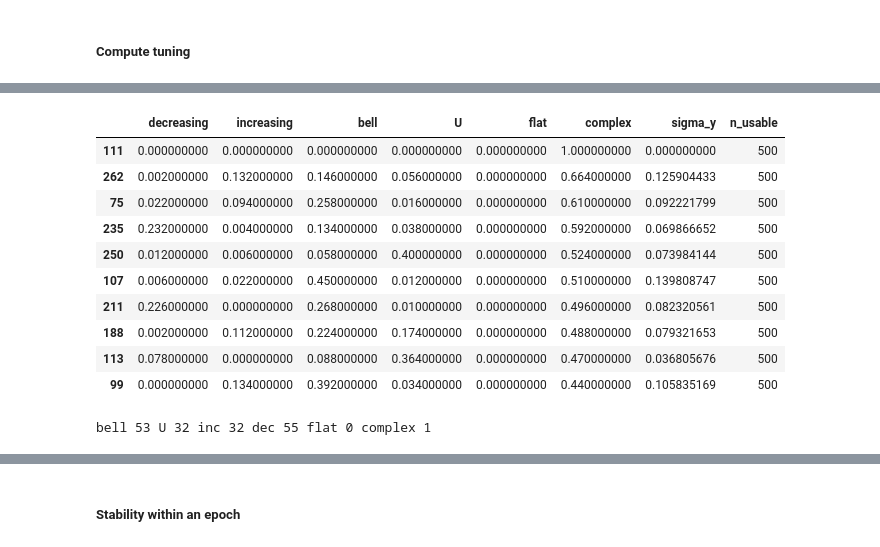
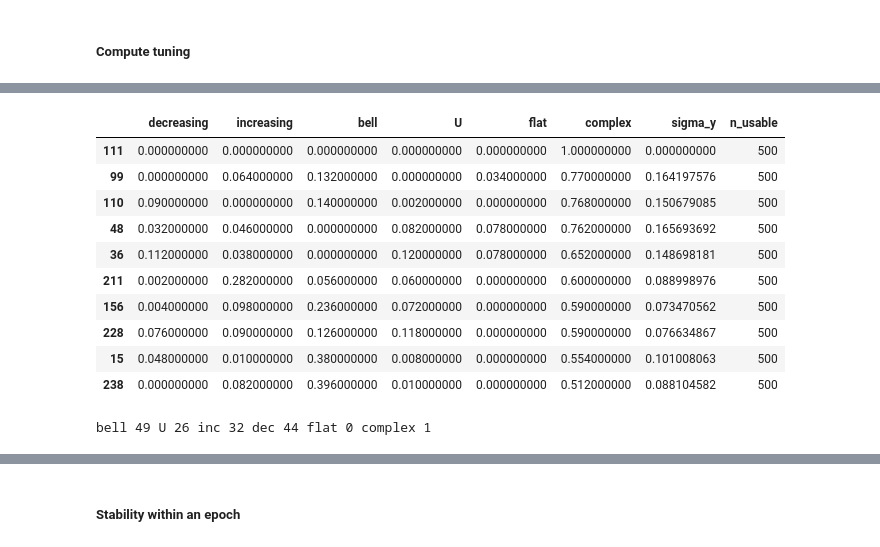
Before and after one commit to anirudh073/pfc-movement-analysis, a Jupyter notebook: notebooks/unit_tuning.ipynb, the cells around one changed output, grey strips where cells are left out. Drawn from its saved outputs; the diff is of its cells as text; code cells hidden in the pictures.

Commit message:
clean up within/across epoch comparison code

```diff
--- a/notebooks/unit_tuning.ipynb
+++ b/notebooks/unit_tuning.ipynb
@@ -327,5 +304,7 @@ Ignoring fixed x limits to fulfill fixed data aspect with adjustable data limits
 # %%
 #compute tuning
+import tuning_analysis.spike_analysis as sa
+
 df = trialized_position.copy()
 spikes_list = mpfc_spikes.copy()
 
@@ -334,14 +313,18 @@ trial_types = ["inbound", "outbound"]
 track_segment_ids = [0, 1,2,3,4]
 epochs = [2,4]
 
-mask = ( df["trial_type"].isin(trial_types)) &             ( df["track_segment_id"].isin(track_segment_ids)) &                 ( df["zone"].isin(zones)) &                     df["epoch"].isin(epochs)
-
+mask = (
+    df["trial_type"].isin(trial_types)
+    & df["track_segment_id"].isin(track_segment_ids)
+    & df["zone"].isin(zones)
+    & df["epoch"].isin(epochs)
+)
 
 speed_tuning, speed_centers, lo, hi, slope_boot, curv_boot = compute_tuning_bootstrap_trials(
     df,
     spikes_list=spikes_list,
     mask=mask,
-    column ="speed",
+    column="speed",
     binning="sliding",
     window_width=20,
     window_step=2,
@@ -349,11 +332,8 @@ speed_tuning, speed_centers, lo, hi, slope_boot, curv_boot = compute_tuning_boot
     tuner_max=120,
     n_boot=500,
     random_state=0,
-    peak_normalize = True
+    peak_normalize=True,
 )
-
-# Shape classification is handled by the notebook-local classifier below (cells defining
-# _bootstrap_rates_boot_trials_1d / classify_curve_deriv_extrema / classify_unit_from_rates_boot).
 # %%
 #plot tuning grid
 plot_tuning_grid_bootstrap(
@@ -1033,11 +350,11 @@ def classify_unit_from_rates_boot(
 # %%
-unit_ids_test = list(range(20))
+#classify shapes
 df = trialized_position.copy()
-centers, rates_boot_by_unit, meta = _bootstrap_rates_boot_trials_1d(
+centers, rates_boot_by_unit, meta = sa.bootstrap_rates_boot_trials_1d(
     df,
     column="speed",
     spikes_list=spikes_list,
-    mask=base_mask,
+    mask=mask,
     trial_column="trial_number",
     n_boot=500,
     ci=0.95,
@@ -1046,44 +363,44 @@ centers, rates_boot_by_unit, meta = _bootstrap_rates_boot_trials_1d(
     window_width=20,
     window_step=2,
     tuner_min=0,
     tuner_max=120,
     unit_ids=None,
     peak_normalize=True,
 )
 
 probs_by_unit = {}
 summary_by_unit = {}
 for u, rb in rates_boot_by_unit.items():
-    probs, summary = classify_unit_from_rates_boot(
+    probs, summary = sa.classify_unit_from_rates_boot(
         centers,
         rb,
         smooth_win=5,
         edge_bins=6,
         monotone_frac=0.8,
         flat_factor=1.0,
         prom_factor=2.0,
-        prom_factor_local= 3.0,
+        prom_factor_local=3.0,
         dx_factor=1.0,
         min_valid_bins=8,
     )
     probs_by_unit[u] = probs
     summary_by_unit[u] = summary
 
 probs_df = pd.DataFrame.from_dict(probs_by_unit, orient="index")
 summ_df = pd.DataFrame.from_dict(summary_by_unit, orient="index")
 display(probs_df.join(summ_df).sort_values("complex", ascending=False).head(10))
 # %% [output]
 |  | decreasing | increasing | bell | U | flat | complex | sigma_y | n_usable |
 | 111 | 0.000000000 | 0.000000000 | 0.000000000 | 0.000000000 | 0.000000000 | 1.000000000 | 0.000000000 | 500 |
-| 262 | 0.002000000 | 0.132000000 | 0.146000000 | 0.056000000 | 0.000000000 | 0.664000000 | 0.125904433 | 500 |
-| 75 | 0.022000000 | 0.094000000 | 0.258000000 | 0.016000000 | 0.000000000 | 0.610000000 | 0.092221799 | 500 |
-| 235 | 0.232000000 | 0.004000000 | 0.134000000 | 0.038000000 | 0.000000000 | 0.592000000 | 0.069866652 | 500 |
-| 250 | 0.012000000 | 0.006000000 | 0.058000000 | 0.400000000 | 0.000000000 | 0.524000000 | 0.073984144 | 500 |
-| 107 | 0.006000000 | 0.022000000 | 0.450000000 | 0.012000000 | 0.000000000 | 0.510000000 | 0.139808747 | 500 |
-| 211 | 0.226000000 | 0.000000000 | 0.268000000 | 0.010000000 | 0.000000000 | 0.496000000 | 0.082320561 | 500 |
-| 188 | 0.002000000 | 0.112000000 | 0.224000000 | 0.174000000 | 0.000000000 | 0.488000000 | 0.079321653 | 500 |
-| 113 | 0.078000000 | 0.000000000 | 0.088000000 | 0.364000000 | 0.000000000 | 0.470000000 | 0.036805676 | 500 |
-| 99 | 0.000000000 | 0.134000000 | 0.392000000 | 0.034000000 | 0.000000000 | 0.440000000 | 0.105835169 | 500 |
+| 99 | 0.000000000 | 0.064000000 | 0.132000000 | 0.000000000 | 0.034000000 | 0.770000000 | 0.164197576 | 500 |
+| 110 | 0.090000000 | 0.000000000 | 0.140000000 | 0.002000000 | 0.000000000 | 0.768000000 | 0.150679085 | 500 |
+| 48 | 0.032000000 | 0.046000000 | 0.000000000 | 0.082000000 | 0.078000000 | 0.762000000 | 0.165693692 | 500 |
+| 36 | 0.112000000 | 0.038000000 | 0.000000000 | 0.120000000 | 0.078000000 | 0.652000000 | 0.148698181 | 500 |
+| 211 | 0.002000000 | 0.282000000 | 0.056000000 | 0.060000000 | 0.000000000 | 0.600000000 | 0.088998976 | 500 |
+| 156 | 0.004000000 | 0.098000000 | 0.236000000 | 0.072000000 | 0.000000000 | 0.590000000 | 0.073470562 | 500 |
+| 228 | 0.076000000 | 0.090000000 | 0.126000000 | 0.118000000 | 0.000000000 | 0.590000000 | 0.076634867 | 500 |
+| 15 | 0.048000000 | 0.010000000 | 0.380000000 | 0.008000000 | 0.000000000 | 0.554000000 | 0.101008063 | 500 |
+| 238 | 0.000000000 | 0.082000000 | 0.396000000 | 0.010000000 | 0.000000000 | 0.512000000 | 0.088104582 | 500 |
 # %%
 p_thr = 0.8
 bell_ids = probs_df.index[probs_df["bell"] >= p_thr].tolist()
@@ -1095,4 +412,4 @@ complex_ids = probs_df.index[probs_df["complex"] >= p_thr].tolist()
 
 print("bell", len(bell_ids), "U", len(u_ids), "inc", len(inc_ids), "dec", len(dec_ids), "flat", len(flat_ids), "complex", len(complex_ids))
 # %% [output]
-bell 53 U 32 inc 32 dec 55 flat 0 complex 1
+bell 49 U 26 inc 32 dec 44 flat 0 complex 1
```
Also changed, not shown: parts of 22 cells of this notebook.
